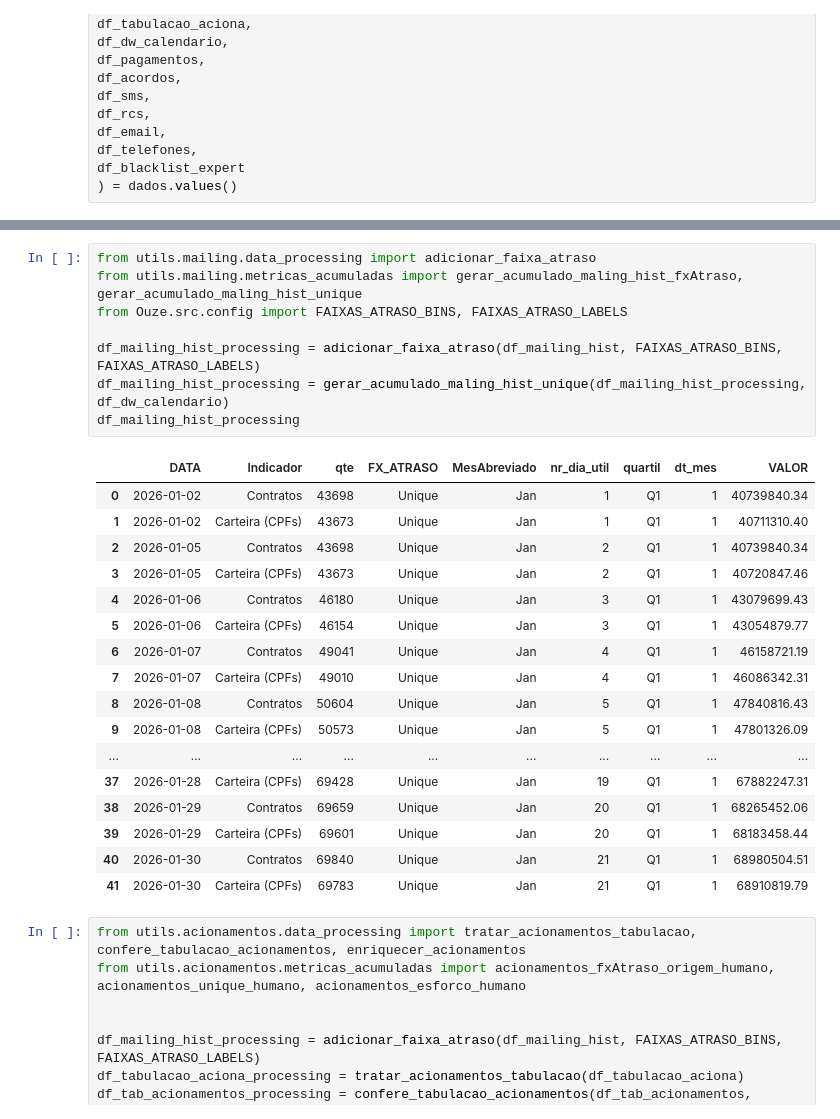
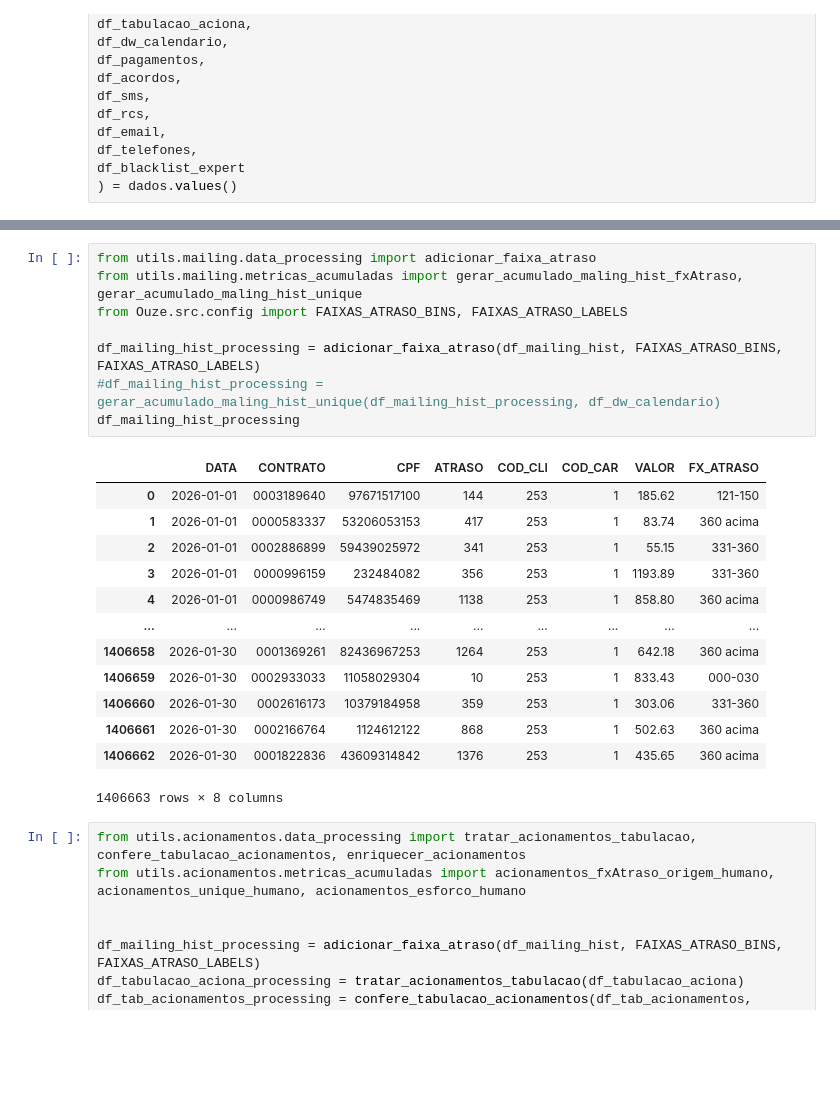
Before and after one commit to Claudiano-alves/Data-Analysis-Portfolio, a Jupyter notebook: Projects/notebooks/data_wrangling_ouze.ipynb, the cells around one changed output, grey strips where cells are left out. Drawn from its saved outputs; the diff is of its cells as text; blank space fills up the shorter version.

Commit message:
UPDATE. Finalizado o desenvolvimento do processing de discagens Ouze.

```diff
--- a/Projects/notebooks/data_wrangling_ouze.ipynb
+++ b/Projects/notebooks/data_wrangling_ouze.ipynb
@@ -153,29 +194,25 @@ NameError: name 'df_discagens_expert' is not defined
 # %%
 from utils.mailing.data_processing import adicionar_faixa_atraso
 from utils.mailing.metricas_acumuladas import gerar_acumulado_maling_hist_fxAtraso, gerar_acumulado_maling_hist_unique
 from Ouze.src.config import FAIXAS_ATRASO_BINS, FAIXAS_ATRASO_LABELS
 
 df_mailing_hist_processing = adicionar_faixa_atraso(df_mailing_hist, FAIXAS_ATRASO_BINS, FAIXAS_ATRASO_LABELS)
-df_mailing_hist_processing = gerar_acumulado_maling_hist_unique(df_mailing_hist_processing, df_dw_calendario)
+#df_mailing_hist_processing = gerar_acumulado_maling_hist_unique(df_mailing_hist_processing, df_dw_calendario)
 df_mailing_hist_processing
 # %% [output]
-|  | DATA | Indicador | qte | FX_ATRASO | MesAbreviado | nr_dia_util | quartil | dt_mes | VALOR |
-| 0 | 2026-01-02 | Contratos | 43698 | Unique | Jan | 1 | Q1 | 1 | 40739840.34 |
-| 1 | 2026-01-02 | Carteira (CPFs) | 43673 | Unique | Jan | 1 | Q1 | 1 | 40711310.40 |
-| 2 | 2026-01-05 | Contratos | 43698 | Unique | Jan | 2 | Q1 | 1 | 40739840.34 |
-| 3 | 2026-01-05 | Carteira (CPFs) | 43673 | Unique | Jan | 2 | Q1 | 1 | 40720847.46 |
-| 4 | 2026-01-06 | Contratos | 46180 | Unique | Jan | 3 | Q1 | 1 | 43079699.43 |
-| 5 | 2026-01-06 | Carteira (CPFs) | 46154 | Unique | Jan | 3 | Q1 | 1 | 43054879.77 |
-| 6 | 2026-01-07 | Contratos | 49041 | Unique | Jan | 4 | Q1 | 1 | 46158721.19 |
-| 7 | 2026-01-07 | Carteira (CPFs) | 49010 | Unique | Jan | 4 | Q1 | 1 | 46086342.31 |
-| 8 | 2026-01-08 | Contratos | 50604 | Unique | Jan | 5 | Q1 | 1 | 47840816.43 |
-| 9 | 2026-01-08 | Carteira (CPFs) | 50573 | Unique | Jan | 5 | Q1 | 1 | 47801326.09 |
-| ... | ... | ... | ... | ... | ... | ... | ... | ... | ... |
-| 37 | 2026-01-28 | Carteira (CPFs) | 69428 | Unique | Jan | 19 | Q1 | 1 | 67882247.31 |
-| 38 | 2026-01-29 | Contratos | 69659 | Unique | Jan | 20 | Q1 | 1 | 68265452.06 |
-| 39 | 2026-01-29 | Carteira (CPFs) | 69601 | Unique | Jan | 20 | Q1 | 1 | 68183458.44 |
-| 40 | 2026-01-30 | Contratos | 69840 | Unique | Jan | 21 | Q1 | 1 | 68980504.51 |
-| 41 | 2026-01-30 | Carteira (CPFs) | 69783 | Unique | Jan | 21 | Q1 | 1 | 68910819.79 |
+|  | DATA | CONTRATO | CPF | ATRASO | COD_CLI | COD_CAR | VALOR | FX_ATRASO |
+| 0 | 2026-01-01 | 0003189640 | 97671517100 | 144 | 253 | 1 | 185.62 | 121-150 |
+| 1 | 2026-01-01 | 0000583337 | 53206053153 | 417 | 253 | 1 | 83.74 | 360 acima |
+| 2 | 2026-01-01 | 0002886899 | 59439025972 | 341 | 253 | 1 | 55.15 | 331-360 |
+| 3 | 2026-01-01 | 0000996159 | 232484082 | 356 | 253 | 1 | 1193.89 | 331-360 |
+| 4 | 2026-01-01 | 0000986749 | 5474835469 | 1138 | 253 | 1 | 858.80 | 360 acima |
+| ... | ... | ... | ... | ... | ... | ... | ... | ... |
+| 1406658 | 2026-01-30 | 0001369261 | 82436967253 | 1264 | 253 | 1 | 642.18 | 360 acima |
+| 1406659 | 2026-01-30 | 0002933033 | 11058029304 | 10 | 253 | 1 | 833.43 | 000-030 |
+| 1406660 | 2026-01-30 | 0002616173 | 10379184958 | 359 | 253 | 1 | 303.06 | 331-360 |
+| 1406661 | 2026-01-30 | 0002166764 | 1124612122 | 868 | 253 | 1 | 502.63 | 360 acima |
+| 1406662 | 2026-01-30 | 0001822836 | 43609314842 | 1376 | 253 | 1 | 435.65 | 360 acima |
+1406663 rows × 8 columns
 # %%
 from utils.acionamentos.data_processing import tratar_acionamentos_tabulacao, confere_tabulacao_acionamentos, enriquecer_acionamentos
 from utils.acionamentos.metricas_acumuladas import acionamentos_fxAtraso_origem_humano, acionamentos_unique_humano, acionamentos_esforco_humano
```
Also changed, not shown: parts of 10 cells of this notebook, 9 other files.
